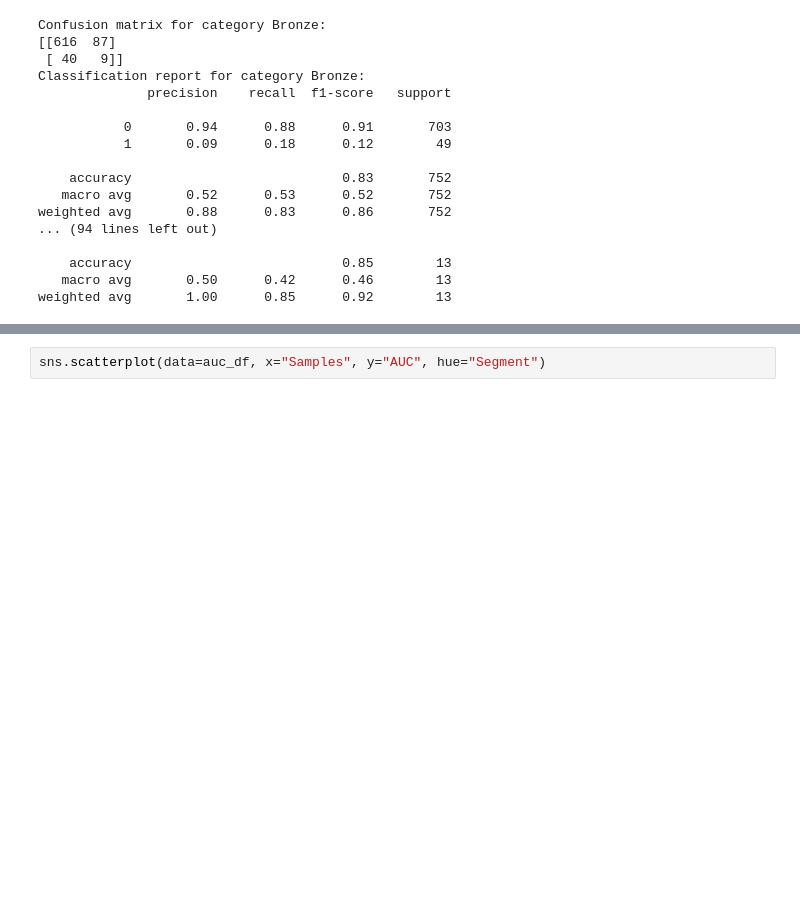
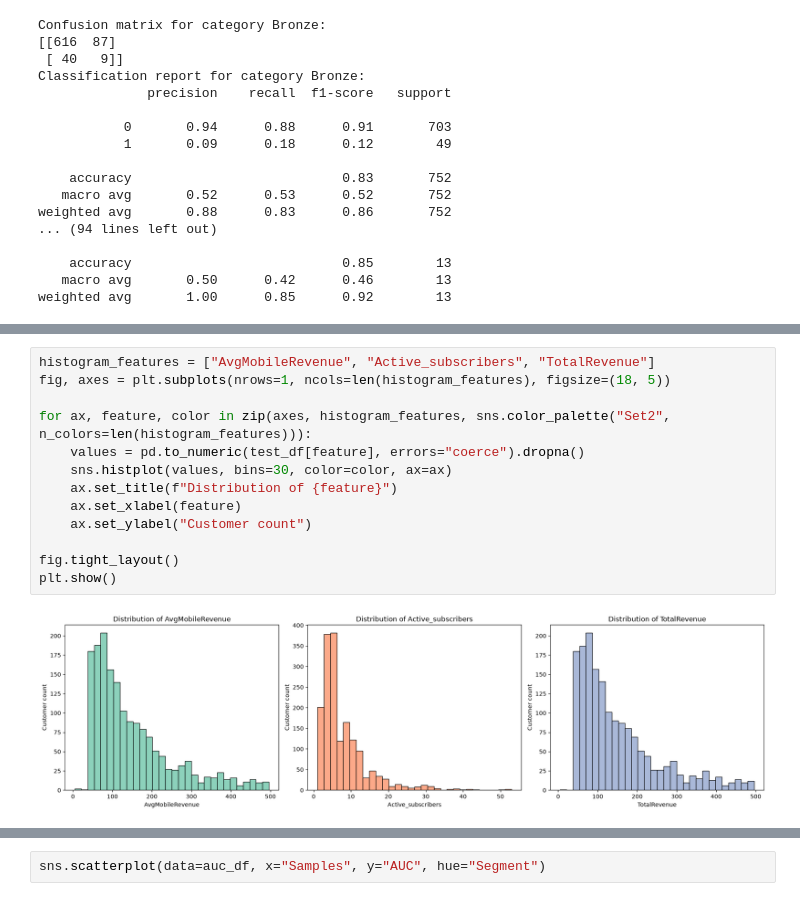
Before and after one commit to eode0004/FIT2082ResProj, a Jupyter notebook: ResProjModel.ipynb, the cells around one changed output, grey strips where cells are left out. Cells and saved outputs as stored; diff of their text form; blank space fills up the shorter version.

```diff
--- a/ResProjModel.ipynb
+++ b/ResProjModel.ipynb
@@ -464,0 +521,15 @@ plt.show()
+# %%
+histogram_features = ["AvgMobileRevenue", "Active_subscribers", "TotalRevenue"]
+fig, axes = plt.subplots(nrows=1, ncols=len(histogram_features), figsize=(18, 5))
+
+for ax, feature, color in zip(axes, histogram_features, sns.color_palette("Set2", n_colors=len(histogram_features))):
+    values = pd.to_numeric(test_df[feature], errors="coerce").dropna()
+    sns.histplot(values, bins=30, color=color, ax=ax)
+    ax.set_title(f"Distribution of {feature}")
+    ax.set_xlabel(feature)
+    ax.set_ylabel("Customer count")
+
+fig.tight_layout()
+plt.show()
+# %% [output]
+[figure, added]
```
Also changed, not shown: parts of 5 cells of this notebook.
